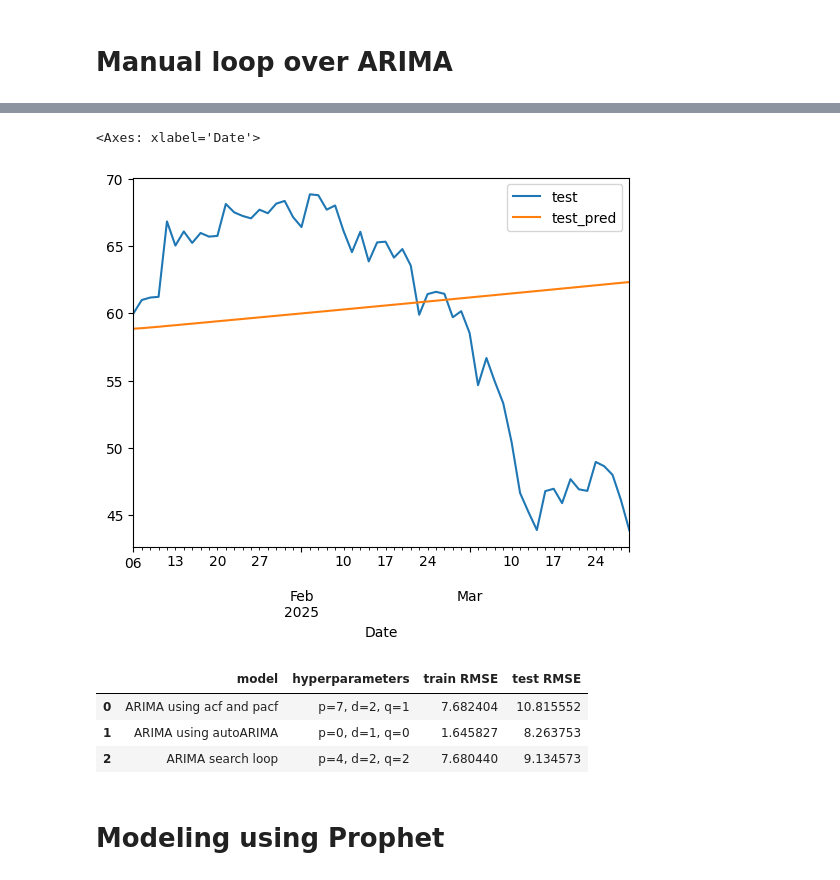
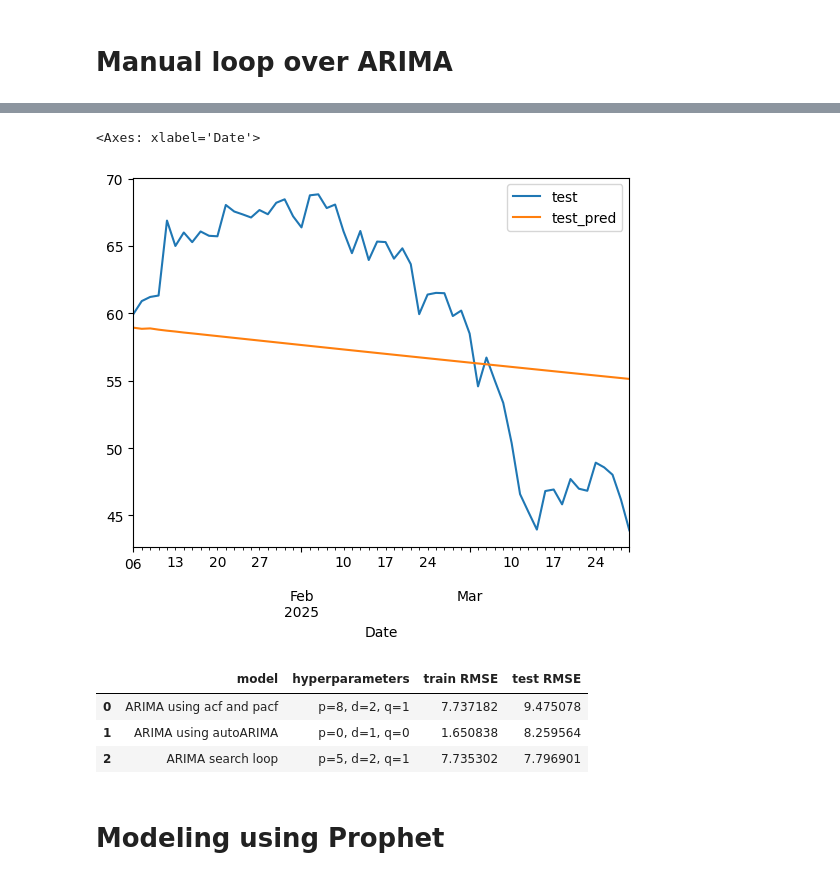
Before and after one commit to annahanslc/project-time-series-stocks, a Jupyter notebook: time_series_project_final.ipynb, the cells around one changed output, grey strips where cells are left out. Drawn from its saved outputs; the diff is of its cells as text; code cells hidden in the pictures.

```diff
--- a/time_series_project_final.ipynb
+++ b/time_series_project_final.ipynb
@@ -303,6 +304,6 @@ Differencing helps to alleviate seasonality, but the ADFuller test does not chec
 # %%
 # use seasonal decompose to visualize any seasonality in the data
 
-seasonal_results = seasonal_decompose(close_log['Close'].dropna())
+seasonal_results = seasonal_decompose(close_log_diff['Close'].dropna())
 seasonal_results.plot()
 # %% [output]
@@ -447,9 +462,11 @@ plot_pacf(close_log_season['Close'].diff().diff().diff().dropna())
 # %%
 # train test split
 
-train, test = train_test_split(close_log_season['Close'], test_size=60, shuffle=False)
+train, test = train_test_split(close_log_season['Close'].dropna(), test_size=60, shuffle=False)
 
+display(train.head())
 display(train.tail())
 display(test.head())
+display(test.tail())
 # %% [output]
 Date
@@ -579,7 +611,7 @@ import pmdarima as pm
 # %%
 # set the search parameters
 
-pmarima = pm.AutoARIMA(start_p=0, max_p=8, start_d=0, max_d=3, start_q=0, max_q=5, seasonal=False, random_state=42,
+pmarima = pm.AutoARIMA(start_p=0, max_p=10, start_d=0, max_d=3, start_q=0, max_q=5, seasonal=False, random_state=42,
                        stepwise=True, suppress_warnings=True, error_action='ignore', trace=True)
 # %%
 # fit the model
@@ -757,47 +806,47 @@ best.head(10)
 # %%
-# plot the best model from the manual ARIMA search, where p=0, d=2, q=4
+# plot the best model from the manual ARIMA search
 
-arima422 = ARIMA(train, order=(4,2,2))
-arima422_results = arima422.fit()
+arima_loop = ARIMA(train, order=(5,2,1))
+arima_loop_results = arima_loop.fit()
 
 # get the train predictions
-arima422_train_pred = arima422_results.fittedvalues
+arima_loop_train_pred = arima_loop_results.fittedvalues
 
 # build a df to store train predictions
-arima422_train_preds = pd.DataFrame(columns=['train','train_pred'])
-arima422_train_preds['train'] = np.exp(train)
-arima422_train_preds['train_pred'] = np.exp(arima422_train_pred)
+arima_loop_train_preds = pd.DataFrame(columns=['train','train_pred'])
+arima_loop_train_preds['train'] = np.exp(train)
+arima_loop_train_preds['train_pred'] = np.exp(arima_loop_train_pred)
 
 # get the test predictions
-arima422_test_pred = arima422_results.forecast(steps=len(test))
+arima_loop_test_pred = arima_loop_results.forecast(steps=len(test))
 
 # build a df to store test predictions
-arima422_test_preds = pd.DataFrame(columns=['test','test_pred'])
-arima422_test_preds['test'] = np.exp(test)
-arima422_test_preds['test_pred'] = np.exp(arima422_test_pred)
+arima_loop_test_preds = pd.DataFrame(columns=['test','test_pred'])
+arima_loop_test_preds['test'] = np.exp(test)
+arima_loop_test_preds['test_pred'] = np.exp(arima_loop_test_pred)
 
-arima422_train_RMSE = root_mean_squared_error(arima422_train_preds['train'], arima422_train_preds['train_pred'])
-arima422_test_RMSE = root_mean_squared_error(arima422_test_preds['test'], arima422_test_preds['test_pred'])
+arima_loop_train_RMSE = root_mean_squared_error(arima_loop_train_preds['train'], arima_loop_train_preds['train_pred'])
+arima_loop_test_RMSE = root_mean_squared_error(arima_loop_test_preds['test'], arima_loop_test_preds['test_pred'])
 
-arima422_test_preds.plot()
+arima_loop_test_preds.plot()
 # %% [output]
 <Axes: xlabel='Date'>
-[figure, old version]
+[figure, new version]
 # %%
 # add the results to the best model dataframe for comparison later
 
-new_row_arima422 = pd.DataFrame([{'model': 'ARIMA search loop',
-                                    'hyperparameters': 'p=4, d=2, q=2',
-                                    'train RMSE': arima422_train_RMSE,
-                                    'test RMSE': arima422_test_RMSE}])
-best_models = pd.concat([best_models, new_row_arima422], ignore_index=True)
+new_row_arima_loop = pd.DataFrame([{'model': 'ARIMA search loop',
+                                    'hyperparameters': 'p=5, d=2, q=1',
+                                    'train RMSE': arima_loop_train_RMSE,
+                                    'test RMSE': arima_loop_test_RMSE}])
+best_models = pd.concat([best_models, new_row_arima_loop], ignore_index=True)
 
 best_models
 # %% [output]
 |  | model | hyperparameters | train RMSE | test RMSE |
-| 0 | ARIMA using acf and pacf | p=7, d=2, q=1 | 7.682404 | 10.815552 |
-| 1 | ARIMA using autoARIMA | p=0, d=1, q=0 | 1.645827 | 8.263753 |
-| 2 | ARIMA search loop | p=4, d=2, q=2 | 7.680440 | 9.134573 |
+| 0 | ARIMA using acf and pacf | p=8, d=2, q=1 | 7.737182 | 9.475078 |
+| 1 | ARIMA using autoARIMA | p=0, d=1, q=0 | 1.650838 | 8.259564 |
+| 2 | ARIMA search loop | p=5, d=2, q=1 | 7.735302 | 7.796901 |
 # %% [markdown]
 # Modeling using Prophet
 # %%
```
Also changed, not shown: parts of 43 cells of this notebook, 14 other files.
